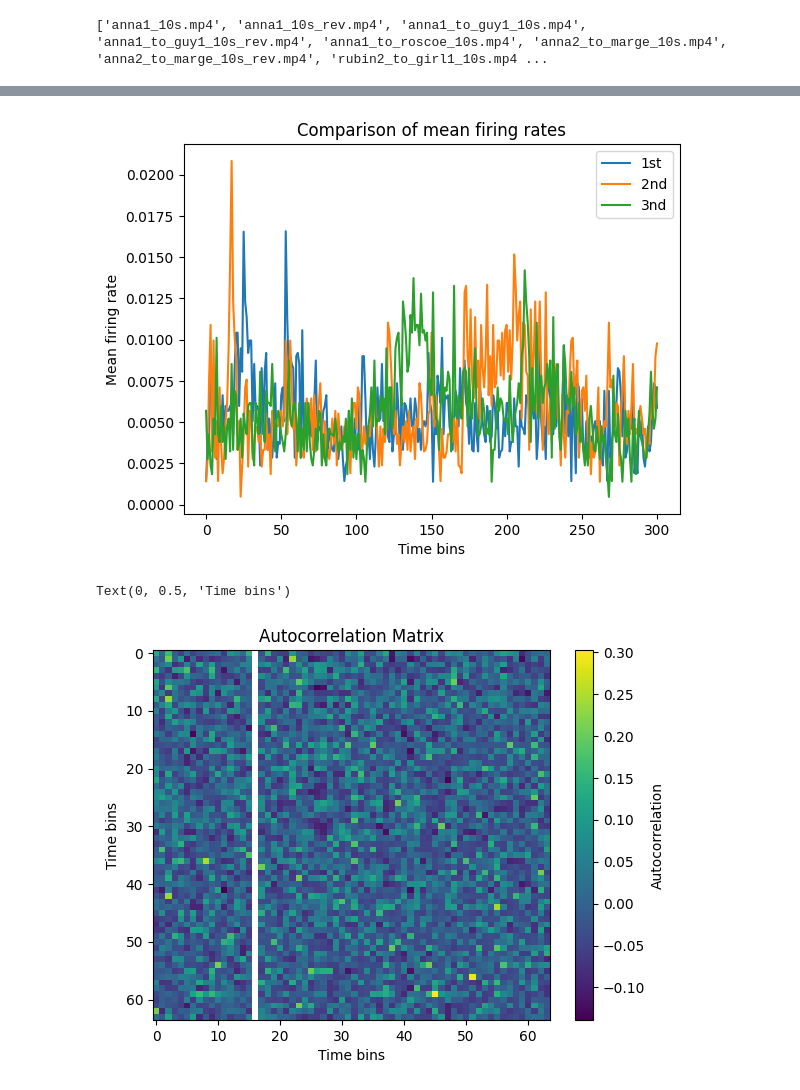
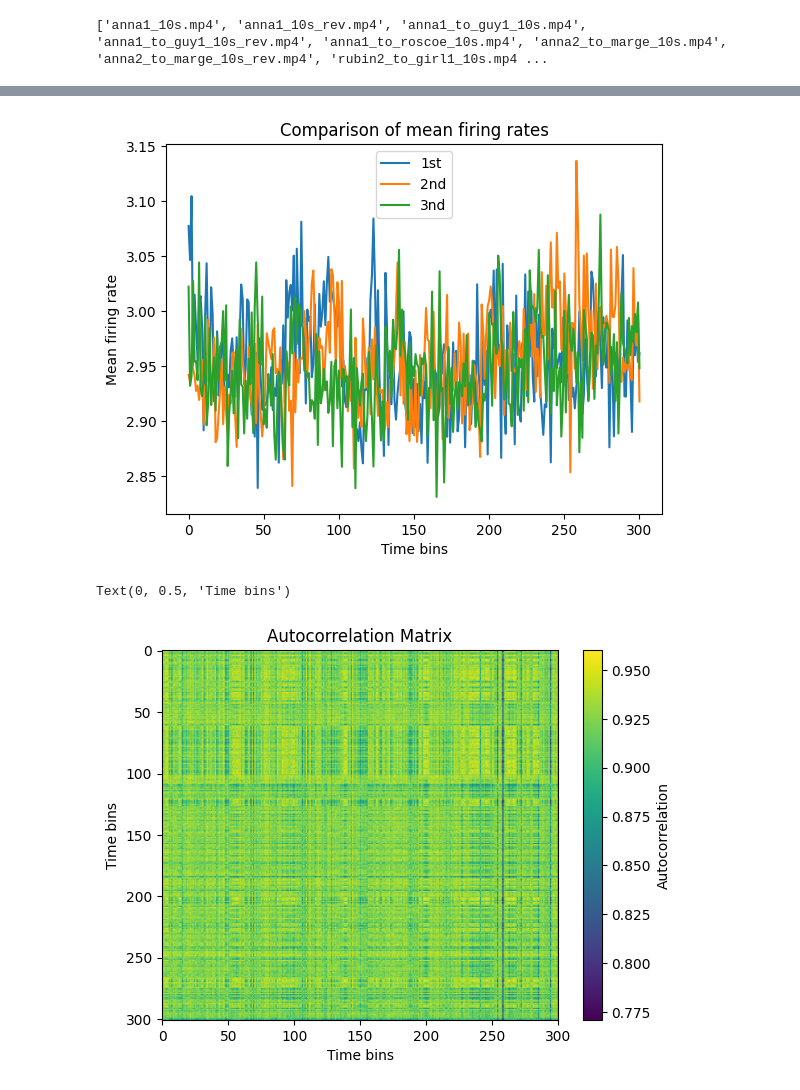
Before and after one commit to TizianoCausin01/temporal_context, a Jupyter notebook: python_scripts/scripts/load_neural_data_npx_dev.ipynb, the cells around one changed output, grey strips where cells are left out. Saved outputs shown, nothing was run; the diff lists cells and outputs as text; code cells hidden in the pictures.

Commit message:
Created functions to load and format neural and eye-tracking data

```diff
--- a/python_scripts/scripts/load_neural_data_npx_dev.ipynb
+++ b/python_scripts/scripts/load_neural_data_npx_dev.ipynb
@@ -13,0 +17,7 @@ from general_utils.utils import autocorr_mat, get_lagplot
+# %%
+exp_name = "paul_20250914"
+data_path = f"{paths['livingstone_lab']}/Data/Data-Formatted/{exp_name}_experiment.mat"
+d = loadmat(data_path)
+stimuli = d["Stimuli"]
+trials = d["Trials"]
+print(stimuli.dtype.names)
@@ -175,0 +48,5 @@ rubin_to_venus_10s_rev.mp4
+# %%
+rasters = mua_cont
+# %%
+len_window_firing_rate = 1000 / 30  # in ms
+final_res_neural, final_res_gaze = format_in_trials(file_list, len_window_firing_rate, rasters, trials, stimuli)
@@ -176,22 +64,22 @@ rubin_to_venus_10s_rev.mp4
 # %%
-plt.plot(np.mean(final_res["anna2_to_marge_10s.mp4"][:, :, 0], axis=1), label="1st")
-plt.plot(np.mean(final_res["anna2_to_marge_10s.mp4"][:, :, 1], axis=1), label="2nd")
-plt.plot(np.mean(final_res["anna2_to_marge_10s.mp4"][:, :, 2], axis=1), label="3nd")
+plt.plot(np.mean(final_res_neural["anna2_to_marge_10s.mp4"][:40, :, 0], axis=0), label="1st")
+plt.plot(np.mean(final_res_neural["anna2_to_marge_10s.mp4"][:40, :, 1], axis=0), label="2nd")
+plt.plot(np.mean(final_res_neural["anna2_to_marge_10s.mp4"][:40, :, 2], axis=0), label="3nd")
 plt.legend()
 plt.xlabel("Time bins")
 plt.ylabel("Mean firing rate")
 plt.title("Comparison of mean firing rates")
 plt.show()
 # %% [output]
-[figure, old version]
+[figure, new version]
 # %%
-m = autocorr_mat(final_res["anna2_to_marge_10s.mp4"][:, :, 0],final_res["anna2_to_marge_10s_rev.mp4"][:, :, 0][::-1] )
+m = autocorr_mat(final_res_neural["anna2_to_marge_10s.mp4"][:, :, 0], final_res_neural["anna2_to_marge_10s.mp4"][:, :, 1]) #,final_res["anna2_to_marge_10s_rev.mp4"][:, :, 0][::-1].T )
 plt.imshow(m, aspect='auto', cmap='viridis')
 plt.colorbar(label='Autocorrelation')
 plt.title("Autocorrelation Matrix")
 plt.xlabel("Time bins")
 plt.ylabel("Time bins")
 # %% [output]
 Text(0, 0.5, 'Time bins')
-[figure, old version]
+[figure, new version]
 # %%
```
Also changed, not shown: parts of 31 cells of this notebook, 3 other files.
